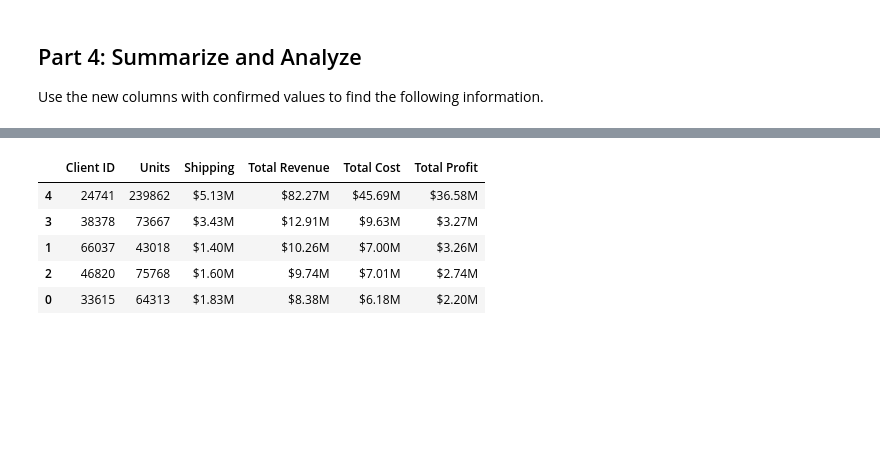
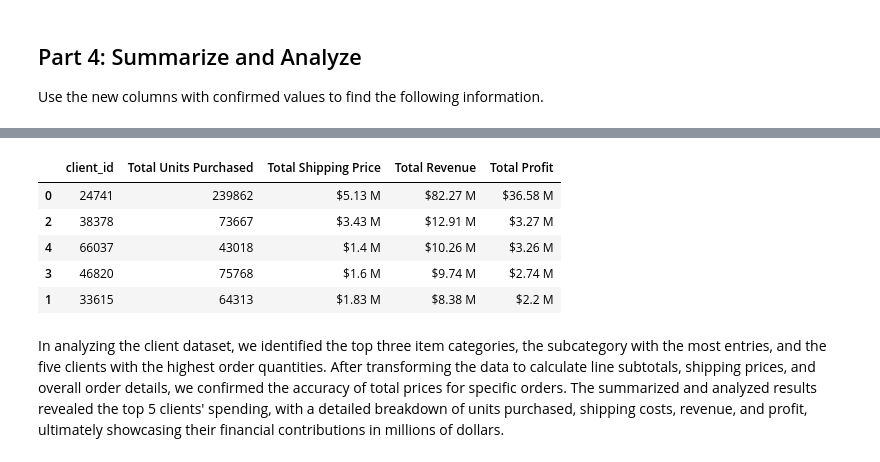
Before and after one commit to evinas93/pandas-challenge-1, a Jupyter notebook: module_4_challenge.ipynb, the cells around one changed output, grey strips where cells are left out. Cells and saved outputs as stored; diff of their text form; code cells hidden in the pictures; blank space fills up the shorter version.

```diff
--- a/module_4_challenge.ipynb
+++ b/module_4_challenge.ipynb
@@ -136,11 +119,9 @@ Do we know that this client spent the more money than client 66037? If not, how
 # Create a column that calculates the
 # subtotal for each line using the unit_price
 # and the qty
-data = {'unit_price': [1096.80, 24.95],
-        'qty': [105, 21]}
-df = pd.DataFrame(data)
+
 df['line_subtotal'] = df['unit_price'] * df['qty']
-df.head()
+df[['unit_price', 'qty', 'line_subtotal']].head()
 # %% [output]
 |  | unit_price | qty | line_subtotal |
 | 0 | 1096.80 | 105 | 115164.00 |
@@ -402,4 +238,23 @@ ValueError: All arrays must be of the same length
 # for the top 5 clients with the following information:
 # total units purchased, total shipping price,
 # total revenue, and total profit. Sort by total profit.
+
+top_clients_df = df[df['client_id'].isin(top_clients)]
+summary_df = top_clients_df.groupby('client_id').agg({
+    'qty': 'sum',
+    'shipping_price': 'sum',
+    'line_price': 'sum',
+    'line_profit': 'sum'
+}).reset_index()
+
+summary_df = summary_df.sort_values(by='line_profit', ascending=False)
+
+summary_df = summary_df.rename(columns={
+    'qty': 'Total Units Purchased',
+    'shipping_price': 'Total Shipping Price',
+    'line_price': 'Total Revenue',
+    'line_profit': 'Total Profit'
+})
+
+summary_df.head(5)
 # %% [output]
@@ -412,4 +267,16 @@ ValueError: All arrays must be of the same length
+# %%
+def large_number(num):
+    million = num / 1000000
+    rounded = round(million, 2)
+    return f"${rounded} M"
 # %%
 # Format the data and rename the columns
 # to names suitable for presentation.
 # Currency should be in millions of dollars.
+
+summary_df['Total Shipping Price'] = summary_df["Total Shipping Price"].apply(large_number)
+summary_df['Total Revenue'] = summary_df["Total Revenue"].apply(large_number)
+summary_df['Total Profit'] = summary_df['Total Profit'].apply(large_number)
+
+
+summary_df
@@ -416,9 +290,17 @@ ValueError: All arrays must be of the same length
 # %%
 # Sort the updated data by "Total Profit" form highest to lowest
+
+summary_df = summary_df.sort_values(by='Total Profit', ascending=False)
+summary_df
 # %% [output]
-|  | Client ID | Units | Shipping | Total Revenue | Total Cost | Total Profit |
-| 4 | 24741 | 239862 | $5.13M | $82.27M | $45.69M | $36.58M |
-| 3 | 38378 | 73667 | $3.43M | $12.91M | $9.63M | $3.27M |
-| 1 | 66037 | 43018 | $1.40M | $10.26M | $7.00M | $3.26M |
-| 2 | 46820 | 75768 | $1.60M | $9.74M | $7.01M | $2.74M |
-| 0 | 33615 | 64313 | $1.83M | $8.38M | $6.18M | $2.20M |
+|  | client_id | Total Units Purchased | Total Shipping Price | Total Revenue | Total Profit |
+| 0 | 24741 | 239862 | $5.13 M | $82.27 M | $36.58 M |
+| 2 | 38378 | 73667 | $3.43 M | $12.91 M | $3.27 M |
+| 4 | 66037 | 43018 | $1.4 M | $10.26 M | $3.26 M |
+| 3 | 46820 | 75768 | $1.6 M | $9.74 M | $2.74 M |
+| 1 | 33615 | 64313 | $1.83 M | $8.38 M | $2.2 M |
+# %% [markdown]
+
+In analyzing the client dataset, we identified the top three item categories, the subcategory with the most entries, and the five clients with the highest order quantities.
+After transforming the data to calculate line subtotals, shipping prices, and overall order details, we confirmed the accuracy of total prices for specific orders.
+The summarized and analyzed results revealed the top 5 clients' spending, with a detailed breakdown of units purchased, shipping costs, revenue, and profit, ultimately showcasing their financial contributions in millions of dollars.
```
Also changed, not shown: parts of 18 cells of this notebook.
